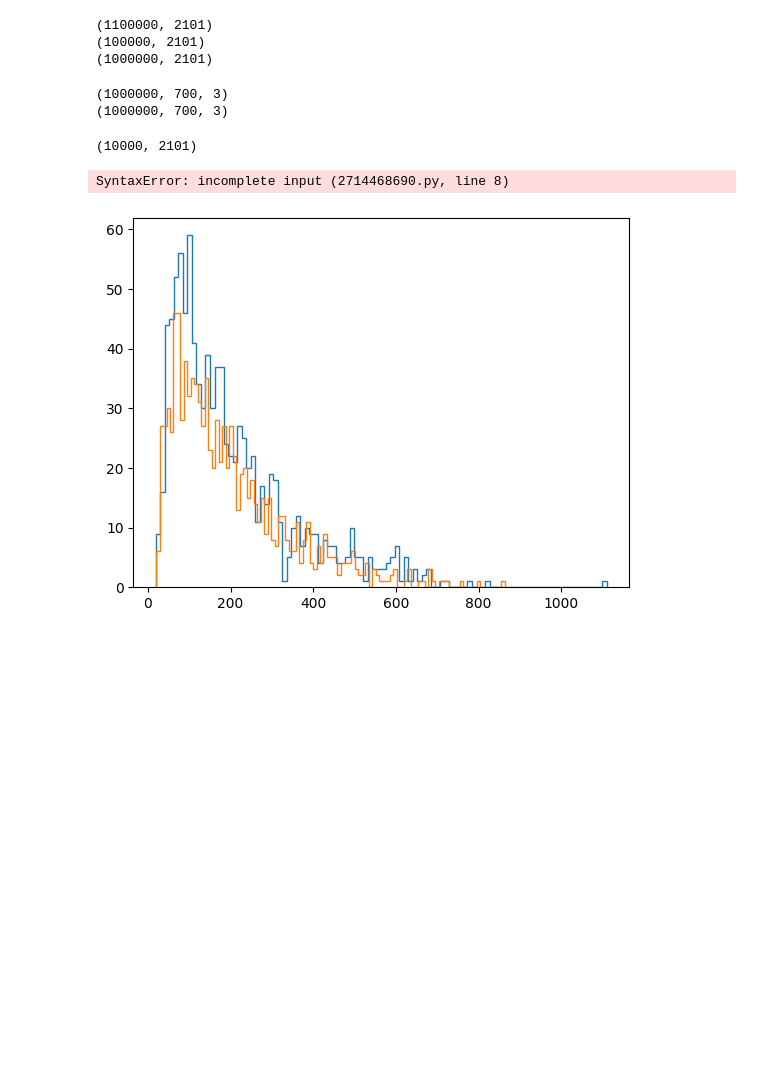
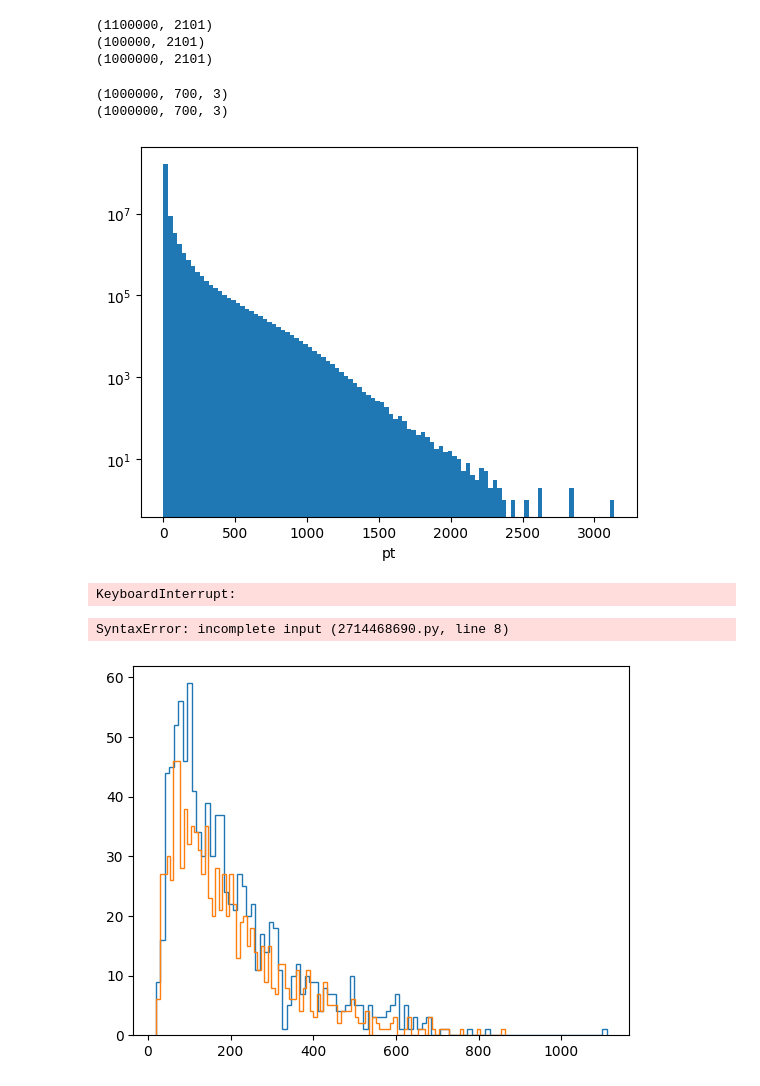
Before and after one commit to ewencedr/FastJet-LHCO, a Jupyter notebook: LHCO_data.ipynb, the cells around one changed output. Saved outputs shown, nothing was run; the diff lists cells and outputs as text; code cells hidden in the pictures; blank space fills up the shorter version.

```diff
--- a/LHCO_data.ipynb
+++ b/LHCO_data.ipynb
@@ -341,3 +343,16 @@ print(sig_data.shape)
 # %% [output]
 (1000000, 700, 3)
 (1000000, 700, 3)
+# %%
+index = 0
+mapp = {"0": "pt", "1": "eta", "2": "phi"}
+plt.hist(
+    qcd_data[:, :, index].flatten()[qcd_data[:, :, index].flatten() != 0], bins=100
+)
+plt.xlabel(f"{mapp[str(index)]}")
+if index == 0 or index == 1 or index == 2:
+    plt.yscale("log")
+#plt.xlim(-5, 5)
+plt.show()
+# %% [output]
+[figure, added]
@@ -367,15 +384,13 @@ def run(data,n_events=1000):
         out.append([jets[0],jets[1]])
 
     return out
-# %%
-print(np.shape(events_combined))
-# %% [output]
-(10000, 2101)
 # %%
 # Actually run
 # (this may take a few minutes)
 out_qcd = run(qcd_data, n_events=1000)
-out_sig = run(sig_data, n_events=100)
+out_sig = run(sig_data, n_events=1000)
+# %% [output]
+KeyboardInterrupt:
 # %%
 print(len(out_qcd))
 print(len(out_sig))
```
Also changed, not shown: parts of 9 cells of this notebook.
